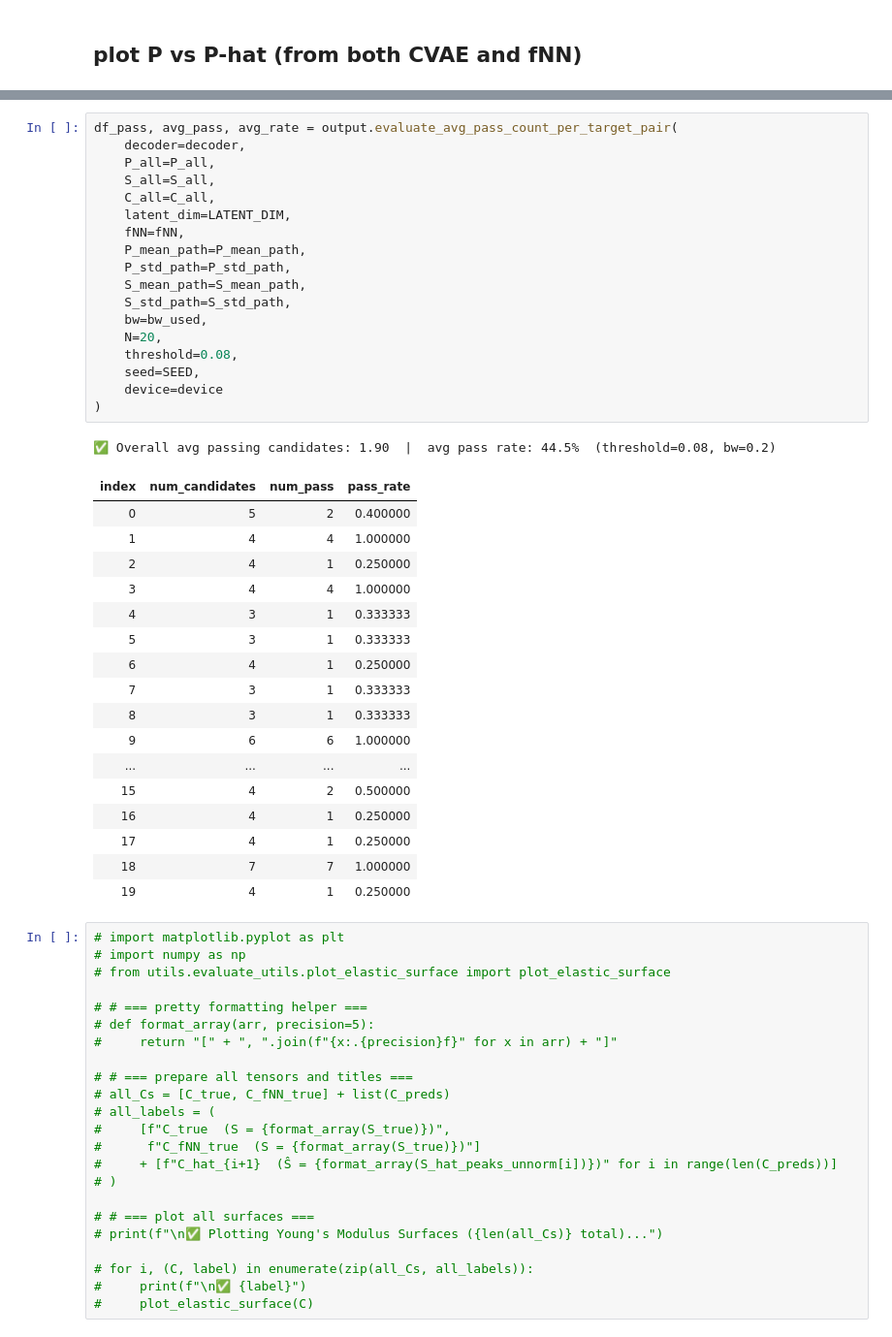
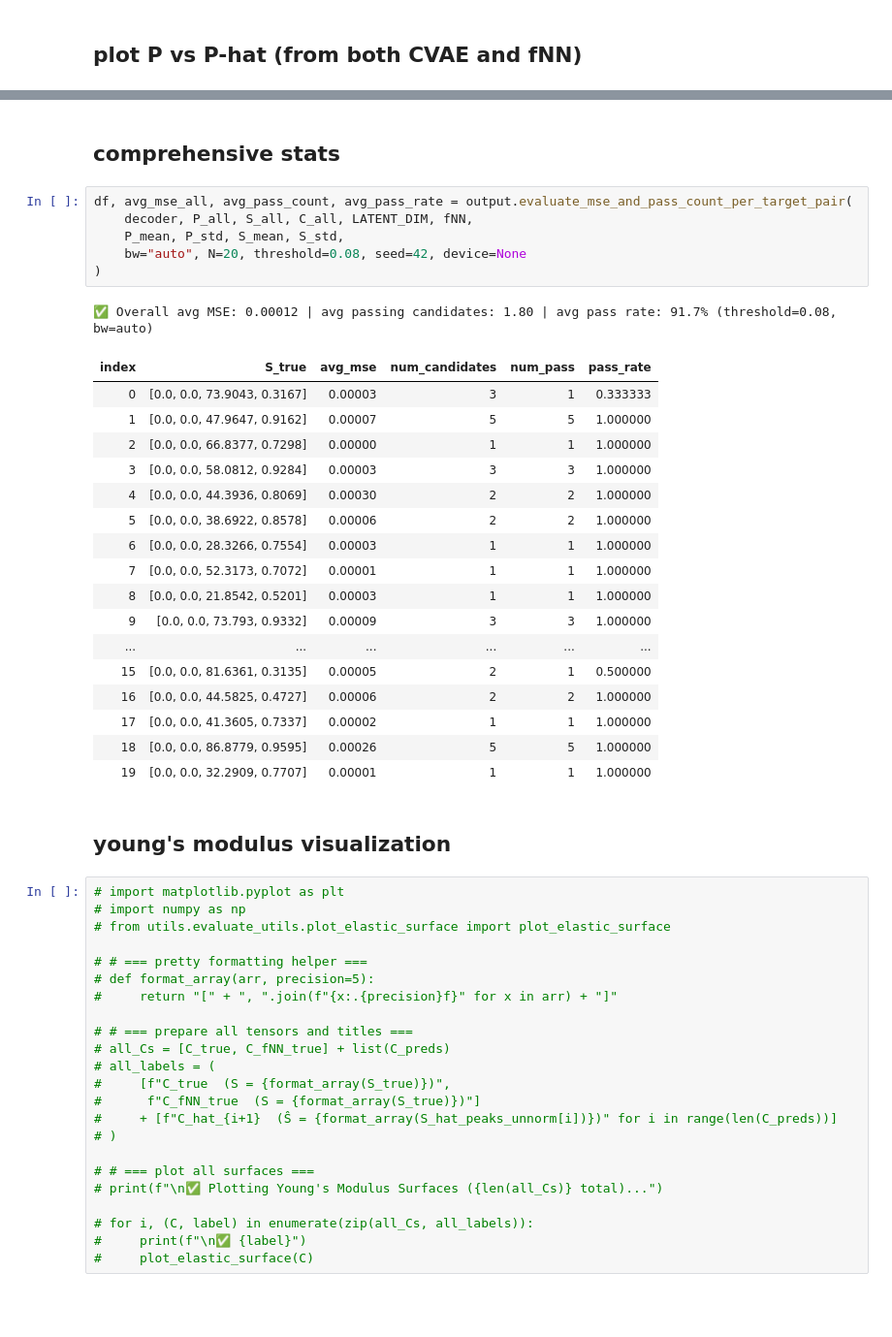
Before and after one commit to ellielin23/inverse_design_spinodoids, a Jupyter notebook: spinodoid_cvae/evaluate.ipynb, the cells around one changed output, grey strips where cells are left out. Shown: that part at 97% size. Drawn from its saved outputs; the diff is of its cells as text; blank space fills up the shorter version.

Commit message:
consolidate comprehensive stats

```diff
--- a/spinodoid_cvae/evaluate.ipynb
+++ b/spinodoid_cvae/evaluate.ipynb
@@ -325,40 +256,32 @@ df_mse = output.evaluate_avg_mse_per_target_pair(
-# %%
-df_pass, avg_pass, avg_rate = output.evaluate_avg_pass_count_per_target_pair(
-    decoder=decoder,
-    P_all=P_all,
-    S_all=S_all,
-    C_all=C_all,
-    latent_dim=LATENT_DIM,
-    fNN=fNN,
-    P_mean_path=P_mean_path,
-    P_std_path=P_std_path,
-    S_mean_path=S_mean_path,
-    S_std_path=S_std_path,
-    bw=bw_used,
-    N=20,
-    threshold=0.08,
-    seed=SEED,
-    device=device
-)
-# %% [output]
-✅ Overall avg passing candidates: 1.90  |  avg pass rate: 44.5%  (threshold=0.08, bw=0.2)
-| index | num_candidates | num_pass | pass_rate |
-| 0 | 5 | 2 | 0.400000 |
-| 1 | 4 | 4 | 1.000000 |
-| 2 | 4 | 1 | 0.250000 |
-| 3 | 4 | 4 | 1.000000 |
-| 4 | 3 | 1 | 0.333333 |
-| 5 | 3 | 1 | 0.333333 |
-| 6 | 4 | 1 | 0.250000 |
-| 7 | 3 | 1 | 0.333333 |
-| 8 | 3 | 1 | 0.333333 |
-| 9 | 6 | 6 | 1.000000 |
-| ... | ... | ... | ... |
-| 15 | 4 | 2 | 0.500000 |
-| 16 | 4 | 1 | 0.250000 |
-| 17 | 4 | 1 | 0.250000 |
-| 18 | 7 | 7 | 1.000000 |
-| 19 | 4 | 1 | 0.250000 |
+# %% [markdown]
+## comprehensive stats
+# %%
+df, avg_mse_all, avg_pass_count, avg_pass_rate = output.evaluate_mse_and_pass_count_per_target_pair(
+    decoder, P_all, S_all, C_all, LATENT_DIM, fNN,
+    P_mean, P_std, S_mean, S_std,
+    bw="auto", N=20, threshold=0.08, seed=42, device=None
+)
+# %% [output]
+✅ Overall avg MSE: 0.00012 | avg passing candidates: 1.80 | avg pass rate: 91.7% (threshold=0.08, bw=auto)
+| index | S_true | avg_mse | num_candidates | num_pass | pass_rate |
+| 0 | [0.0, 0.0, 73.9043, 0.3167] | 0.00003 | 3 | 1 | 0.333333 |
+| 1 | [0.0, 0.0, 47.9647, 0.9162] | 0.00007 | 5 | 5 | 1.000000 |
+| 2 | [0.0, 0.0, 66.8377, 0.7298] | 0.00000 | 1 | 1 | 1.000000 |
+| 3 | [0.0, 0.0, 58.0812, 0.9284] | 0.00003 | 3 | 3 | 1.000000 |
+| 4 | [0.0, 0.0, 44.3936, 0.8069] | 0.00030 | 2 | 2 | 1.000000 |
+| 5 | [0.0, 0.0, 38.6922, 0.8578] | 0.00006 | 2 | 2 | 1.000000 |
+| 6 | [0.0, 0.0, 28.3266, 0.7554] | 0.00003 | 1 | 1 | 1.000000 |
+| 7 | [0.0, 0.0, 52.3173, 0.7072] | 0.00001 | 1 | 1 | 1.000000 |
+| 8 | [0.0, 0.0, 21.8542, 0.5201] | 0.00003 | 1 | 1 | 1.000000 |
+| 9 | [0.0, 0.0, 73.793, 0.9332] | 0.00009 | 3 | 3 | 1.000000 |
+| ... | ... | ... | ... | ... | ... |
+| 15 | [0.0, 0.0, 81.6361, 0.3135] | 0.00005 | 2 | 1 | 0.500000 |
+| 16 | [0.0, 0.0, 44.5825, 0.4727] | 0.00006 | 2 | 2 | 1.000000 |
+| 17 | [0.0, 0.0, 41.3605, 0.7337] | 0.00002 | 1 | 1 | 1.000000 |
+| 18 | [0.0, 0.0, 86.8779, 0.9595] | 0.00026 | 5 | 5 | 1.000000 |
+| 19 | [0.0, 0.0, 32.2909, 0.7707] | 0.00001 | 1 | 1 | 1.000000 |
+# %% [markdown]
+## young's modulus visualization
 # %%
 # import matplotlib.pyplot as plt
 # import numpy as np
```
Also changed, not shown: parts of 9 cells of this notebook, 31 other files.
